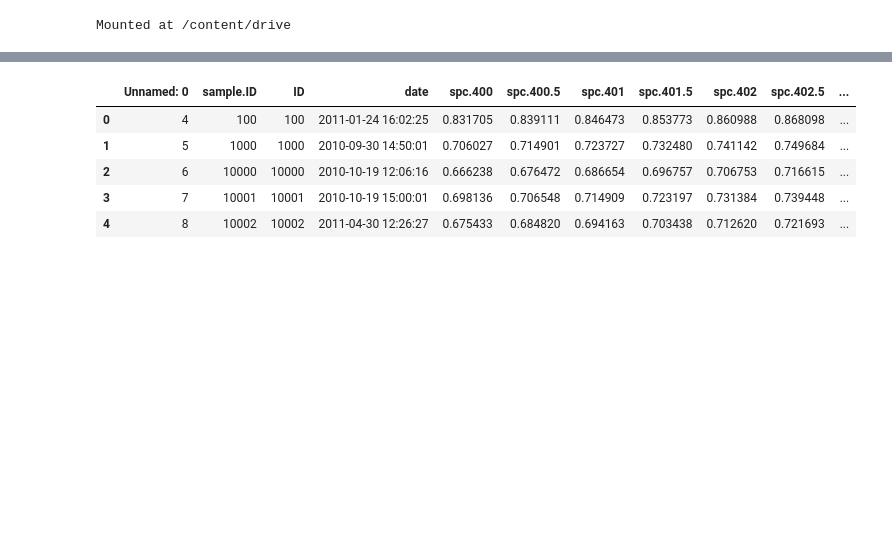
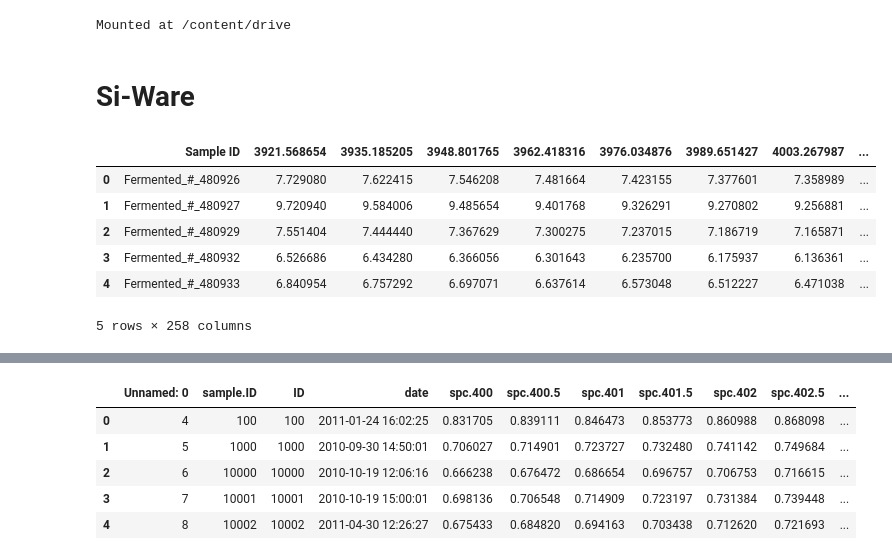
Before and after one commit to Raoina/Spectra-2-Image, a Jupyter notebook: notebooks/Image_Transformation/03_MTF_Transformation.ipynb, the cells around one changed output, grey strips where cells are left out. Saved outputs shown, nothing was run; the diff lists cells and outputs as text; code cells hidden in the pictures; blank space fills up the shorter version.

```diff
--- a/notebooks/Image_Transformation/03_MTF_Transformation.ipynb
+++ b/notebooks/Image_Transformation/03_MTF_Transformation.ipynb
@@ -7,0 +10,16 @@ Mounted at /content/drive
+# %% [markdown]
+# **Si-Ware**
+# %%
+import pandas as pd
+
+df = pd.read_csv(file_path)
+
+df.head()
+# %% [output]
+|  | Sample ID | 3921.568654 | 3935.185205 | 3948.801765 | 3962.418316 | 3976.034876 | 3989.651427 | 4003.267987 | ... |
+| 0 | Fermented_#_480926 | 7.729080 | 7.622415 | 7.546208 | 7.481664 | 7.423155 | 7.377601 | 7.358989 | ... |
+| 1 | Fermented_#_480927 | 9.720940 | 9.584006 | 9.485654 | 9.401768 | 9.326291 | 9.270802 | 9.256881 | ... |
+| 2 | Fermented_#_480929 | 7.551404 | 7.444440 | 7.367629 | 7.300275 | 7.237015 | 7.186719 | 7.165871 | ... |
+| 3 | Fermented_#_480932 | 6.526686 | 6.434280 | 6.366056 | 6.301643 | 6.235700 | 6.175937 | 6.136361 | ... |
+| 4 | Fermented_#_480933 | 6.840954 | 6.757292 | 6.697071 | 6.637614 | 6.573048 | 6.512227 | 6.471038 | ... |
+5 rows × 258 columns
```
Also changed, not shown: parts of 4 cells of this notebook.
